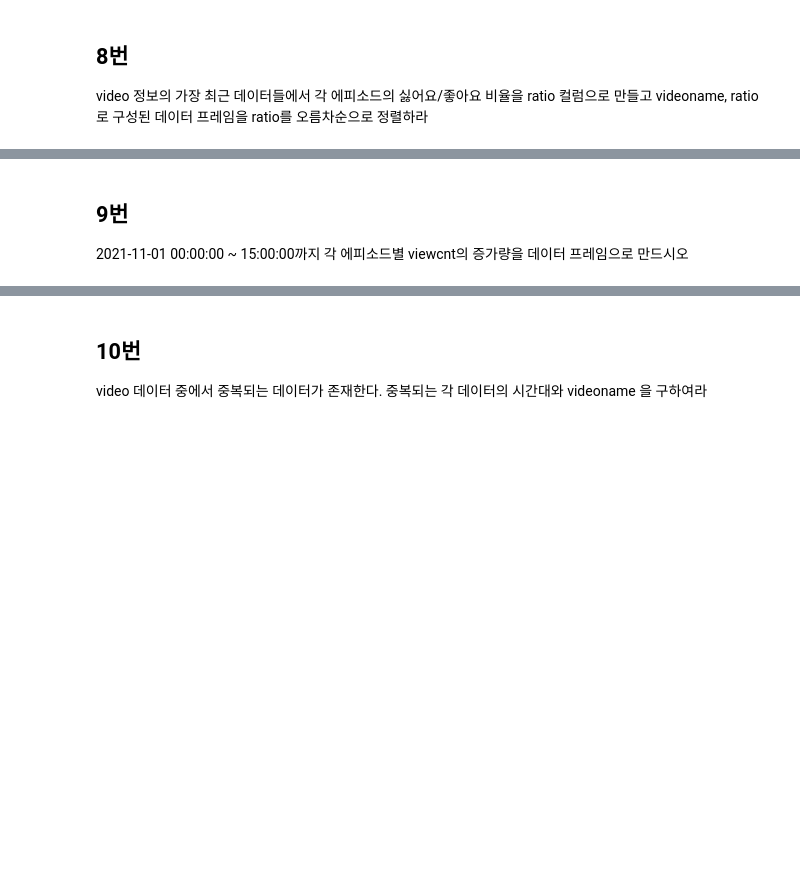
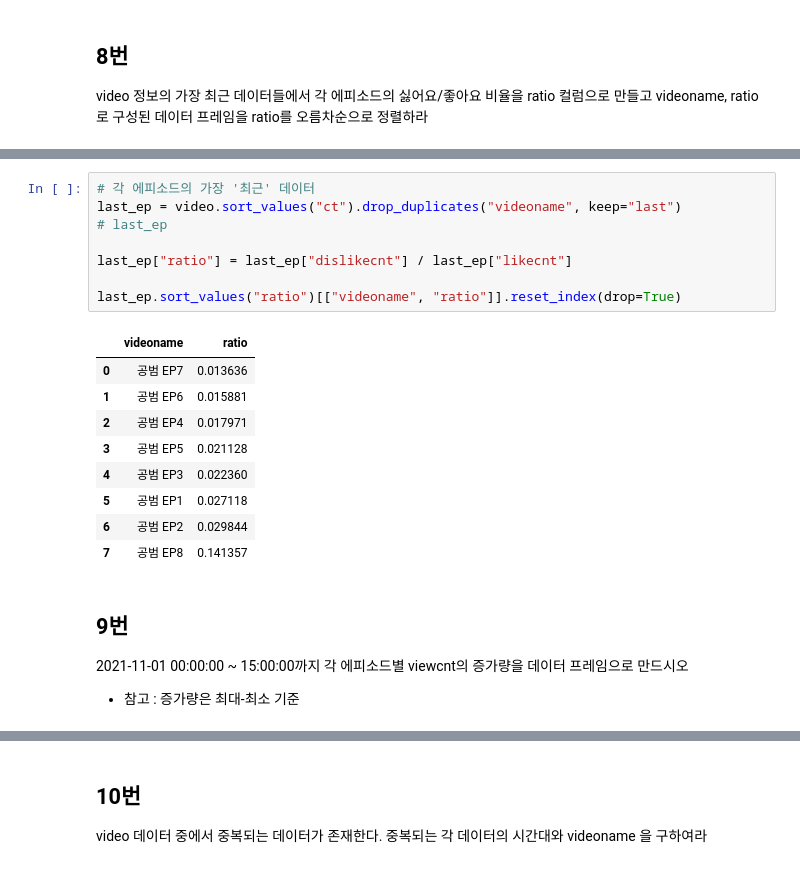
Before and after one commit to Minju-nimm/BDA_Certificate, a Jupyter notebook: 작업형1/공범_데이터.ipynb, the cells around one changed output, grey strips where cells are left out. Cells and saved outputs as stored; diff of their text form; blank space fills up the shorter version.

```diff
--- a/작업형1/공범_데이터.ipynb
+++ b/작업형1/공범_데이터.ipynb
@@ -284,3 +326,22 @@ video 정보의 가장 최근 데이터들에서 각 에피소드의 싫어요/
+# %%
+# 각 에피소드의 가장 '최근' 데이터
+last_ep = video.sort_values("ct").drop_duplicates("videoname", keep="last")
+# last_ep
+
+last_ep["ratio"] = last_ep["dislikecnt"] / last_ep["likecnt"]
+
+last_ep.sort_values("ratio")[["videoname", "ratio"]].reset_index(drop=True)
+# %% [output]
+|  | videoname | ratio |
+| 0 | 공범 EP7 | 0.013636 |
+| 1 | 공범 EP6 | 0.015881 |
+| 2 | 공범 EP4 | 0.017971 |
+| 3 | 공범 EP5 | 0.021128 |
+| 4 | 공범 EP3 | 0.022360 |
+| 5 | 공범 EP1 | 0.027118 |
+| 6 | 공범 EP2 | 0.029844 |
+| 7 | 공범 EP8 | 0.141357 |
 # %% [markdown]
 ## 9번
 2021-11-01 00:00:00 ~ 15:00:00까지 각 에피소드별 viewcnt의 증가량을 데이터 프레임으로 만드시오
+- 참고 : 증가량은 최대-최소 기준
```
Also changed, not shown: parts of 11 cells of this notebook.
